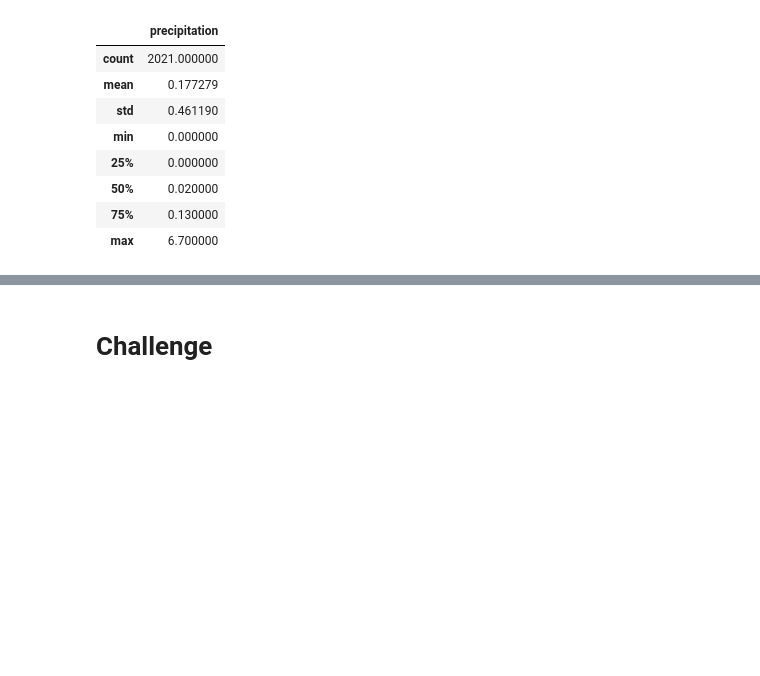
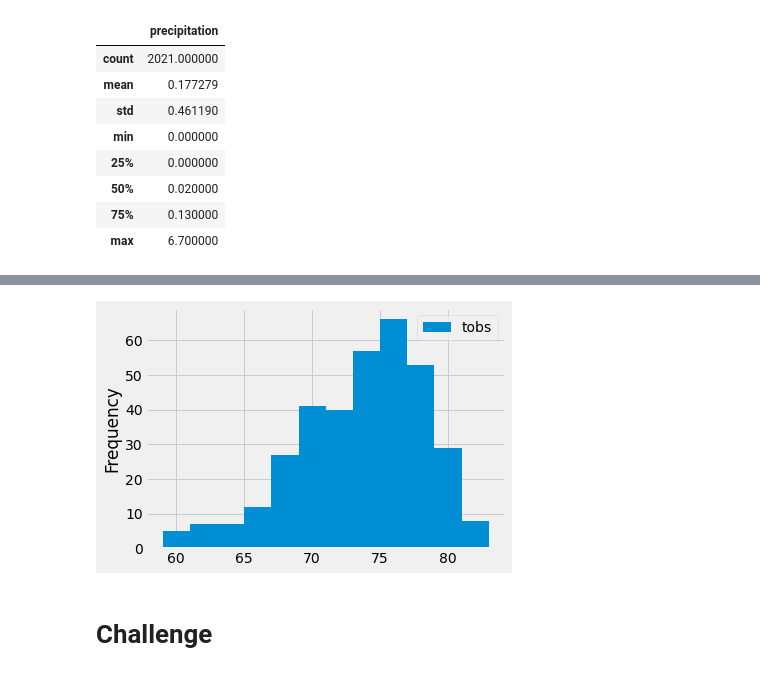
Before and after one commit to tutran90/surfs_up, a Jupyter notebook: climate_analysis.ipynb, the cells around one changed output, grey strips where cells are left out. Saved outputs shown, nothing was run; the diff lists cells and outputs as text; code cells hidden in the pictures; blank space fills up the shorter version.

Commit message:
Most active station analysis complete

```diff
--- a/climate_analysis.ipynb
+++ b/climate_analysis.ipynb
@@ -160,0 +171,7 @@ df.describe()
+# %%
+# Create a query for the Temp. Observations
+result = session.query(Measurement.tobs).\
+    filter(Measurement.station == 'USC00519281').\
+        filter(Measurement.date >= prev_year).all()
+
+print(result)
@@ -160,0 +180,4 @@ df.describe()
+# %%
+#creating the DF out of the list of results on tobs
+df = pd.DataFrame(result, columns=['tobs'])
+print(df) #354 rows
@@ -161,3 +199,10 @@ df.describe()
+# %%
+# plot the results
+df.plot.hist(bins=12)
+plt.tight_layout()
+#majority of the observations were over 67 degrees
+# %% [output]
+[figure, added]
 # %%
 # Choose the station with the highest number of temperature observations.
 # Query the last 12 months of temperature observation data for this station and plot the results as a histogram
```
Also changed, not shown: parts of 12 cells of this notebook.
